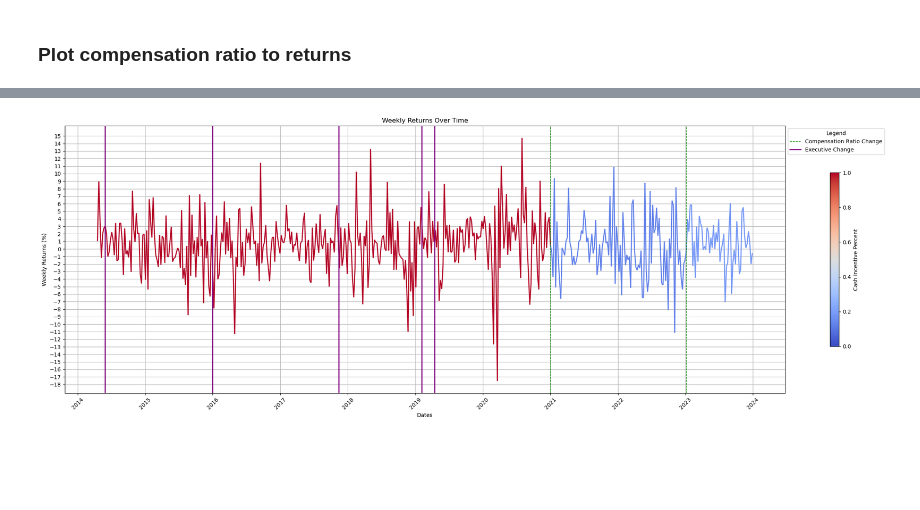
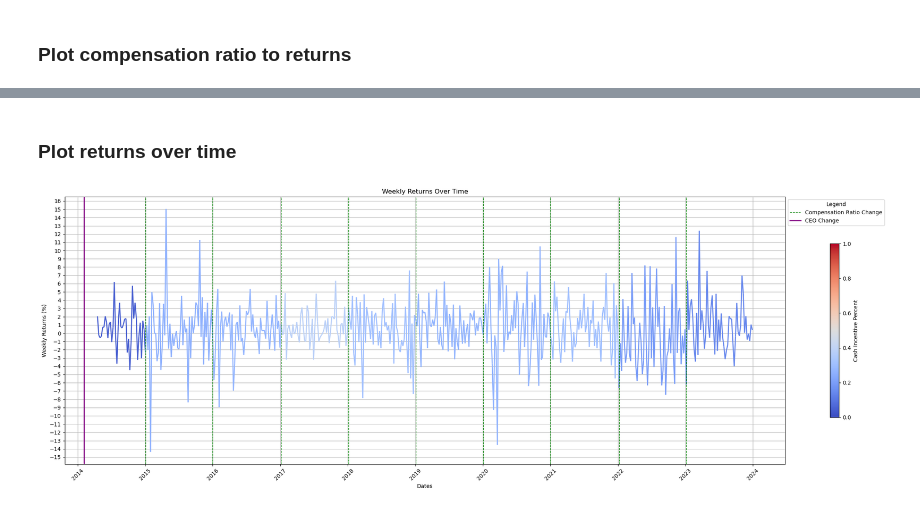
Before and after one commit to lucasarabi/Executive-Compensation-Research, a Jupyter notebook: code/Cluster/cluster.ipynb, the cells around one changed output, grey strips where cells are left out. Drawn from its saved outputs; the diff is of its cells as text; code cells hidden in the pictures; blank space fills up the shorter version.

Commit message:
Added shareprice plotting, changed executive changed to CEO changes

```diff
--- a/code/Cluster/cluster.ipynb
+++ b/code/Cluster/cluster.ipynb
@@ -156,12 +167,12 @@ $\frac{Cash}{Cash + Equity}$
 
 where 1.0 denotes 100% cash compensation, and 0.0 denotes 100% equity compensation
 # %%
-# add columns to aapl_df
-aapl_df.loc[:,"equity_Compensation_CEO"] = aapl_df['TOT_STK_AWD_GIVEN_TO_CEO_EQUIV']+aapl_df["TOT_OPT_AWD_GIVEN_TO_CEO_EQUIV"]
-aapl_df.loc[:,"cash_incentive_CEO"] = aapl_df['TOT_BONUSES_PAID_TO_CEO_EQUIV']+aapl_df['TOT_N_EQT_INCENT_GVN_TO_CEO_EQ']
-aapl_df.loc[:,"Variable_Pay_CEO"] = aapl_df["cash_incentive_CEO"]+aapl_df["equity_Compensation_CEO"]+0.01
-aapl_df.loc[:,"cash_incentive_CEO_percent"] = aapl_df["cash_incentive_CEO"]/aapl_df["Variable_Pay_CEO"]
+# add columns to company_df
+company_df.loc[:,"equity_Compensation_CEO"] = company_df['TOT_STK_AWD_GIVEN_TO_CEO_EQUIV']+company_df["TOT_OPT_AWD_GIVEN_TO_CEO_EQUIV"]
+company_df.loc[:,"cash_incentive_CEO"] = company_df['TOT_BONUSES_PAID_TO_CEO_EQUIV']+company_df['TOT_N_EQT_INCENT_GVN_TO_CEO_EQ']
+company_df.loc[:,"Variable_Pay_CEO"] = company_df["cash_incentive_CEO"]+company_df["equity_Compensation_CEO"]+sys.float_info.min
+company_df.loc[:,"cash_incentive_CEO_percent"] = company_df["cash_incentive_CEO"]/company_df["Variable_Pay_CEO"]
 
-display(aapl_df)
+display(company_df)
 # %% [output]
 |  | Dates | Year | symbol | PX_LAST | gics_sector_name | DATE_OF_LAST_EXECUTIVE_CHANGE | TOT_STK_AWD_GIVEN_TO_CEO_EQUIV | ... |
@@ -181,19 +192,19 @@ display(aapl_df)
 ### Plot compensation ratio to returns
 # %%
 # Get weeks count
-dates = aapl_df['Dates'].iloc[1:].to_numpy()
+dates = company_df['Dates'].iloc[1:].to_numpy()
 dates = date2num(dates)
 
 # Get Numpy array of weekly returns
-weekly_returns = aapl_df['PX_LAST'].pct_change() * 100
+weekly_returns = company_df['PX_LAST'].pct_change() * 100
 weekly_returns = weekly_returns.dropna()
 weekly_returns = weekly_returns.to_numpy()
 
 # Get Numpy array of CEO cash incentive percentages
-cash_incentive = aapl_df['cash_incentive_CEO_percent'].iloc[1:].to_numpy()
+cash_incentive = company_df['cash_incentive_CEO_percent'].iloc[1:].to_numpy()
 
 # Get Numpy array of date of last CEO change
-exec_changes = aapl_df['DATE_OF_LAST_EXECUTIVE_CHANGE'].iloc[1:].to_numpy()
+exec_changes = company_df['COMP_LKD_LAST_CEO_&_EQUIV_CHG_DT'].iloc[1:].to_numpy()
 exec_changes = np.unique(exec_changes)
 
 # Assure number of elements line up
@@ -236,3 +243,5 @@ Dates of executive changes:
+# %% [markdown]
+### Plot returns over time
 # %%
 # Plot setup
 plt.figure(figsize=(24, 8))  # Set figure size for better visualization
@@ -242,31 +251,36 @@ norm = Normalize(vmin=0, vmax=1)  # Dynamically adjust normalization
 cmap = 'coolwarm'  # Choose the colormap for line coloring
 
 # 1. Calculate the dates when the cash incentive ratio changes significantly (more than the threshold)
-threshold = 0.01  # 1% threshold to detect significant changes in incentive
-diff = np.diff(cash_incentive)  # Calculate the difference between consecutive values
-relative_change = np.abs(diff) / cash_incentive[:-1]  # Calculate the relative change (percent change)
-change_indices = np.where(relative_change > threshold)[0] + 1  # Get the indices where change exceeds the threshold
-change_dates = dates[change_indices]  # Extract the corresponding dates for these changes
+
+threshold = 0.01                                                # 1% threshold to detect significant changes in incentive
+diff = np.diff(cash_incentive)                                  # Calculate the difference between consecutive values
+relative_change = np.abs(diff) / cash_incentive[:-1]            # Calculate the relative change (percent change)
+change_indices = np.where(relative_change > threshold)[0] + 1   # Get the indices where change exceeds the threshold
+change_dates = dates[change_indices]                            # Extract the corresponding dates for these changes
+
 
 # 2. Ensure the cash_incentive array matches the length of dates for plotting
 if len(cash_incentive) == len(dates):
-    cash_incentive = cash_incentive[:-1]  # Adjust the length of cash_incentive if needed
+    cash_incentive = cash_incentive[:-1]                        # Adjust the length of cash_incentive if needed
 
-# 3. Create a list of line segments for plotting the weekly returns
+# 3. Create a list of line segments for plotting the weekly returnsCOMP_LKD_LAST_CEO_&_EQUIV_CHG_DT'
 segments = [
     [(dates[i - 1], weekly_returns[i - 1]), (dates[i], weekly_returns[i])]
     for i in range(1, len(dates))
 ]
+
 
 # 4. Create a LineCollection for the line segments, using the cash_incentive array for coloring
 line_segments = LineCollection(
     segments, cmap=cmap, norm=norm, array=cash_incentive, linewidth=2
 )
 
+
 # 5. Plot the line segments on the graph
-ax = plt.gca()  # Get the current axis to add elements
-ax.add_collection(line_segments)  # Add the line segments to the plot
-ax.autoscale()  # Rescale axes to ensure the line collection fits
+ax = plt.gca()                                                  # Get the current axis to add elements
+ax.add_collection(line_segments)                                # Add the line segments to the plot
+ax.autoscale()                                                  # Rescale axes to ensure the line collection fits
+
 
 # 6. Plot vertical lines for the significant cash incentive changes
 for change_date in change_dates:
@@ -274,44 +288,46 @@ for change_date in change_dates:
 
 # 7. Plot vertical lines for the executive change dates
 for change_date in exec_changes:
-    ax.axvline(change_date, color='purple', linestyle='-', linewidth=2, label='Executive Change')
+    ax.axvline(change_date, color='purple', linestyle='-', linewidth=2, label='CEO Change')
 
 # 8. Add a color bar to show the scale of cash incentive percent
 cbar = plt.colorbar(line_segments, shrink=0.65)
 cbar.set_label("Cash Incentive Percent")
 
 # 9. Format the x-axis to show years and automatically adjust date ticks
-ax.xaxis.set_major_formatter(mdates.DateFormatter('%Y'))  # Display years on the x-axis
-ax.xaxis.set_major_locator(mdates.AutoDateLocator())  # Automatically set the date intervals
+
+ax.xaxis.set_major_formatter(mdates.DateFormatter('%Y'))     # Display years on the x-axis
+ax.xaxis.set_major_locator(mdates.AutoDateLocator())         # Automatically set the date intervals
 
 # 10. Customize labels and titles
-plt.xlabel("Dates")  # Set the x-axis label
-plt.ylabel("Weekly Returns (%)")  # Set the y-axis label
-plt.title("Weekly Returns Over Time")  # Set the title of the plot
+plt.xlabel("Dates")                                          # Set the x-axis label
+plt.ylabel("Weekly Returns (%)")                             # Set the y-axis label
+plt.title("Weekly Returns Over Time")                        # Set the title of the plot
 
 # 11. Adjust x-tick labels and y-ticks
-plt.xticks(rotation=45)  # Rotate x-axis labels for readability
-tick_step = 1.0  # Adjust for finer control over steps on the y-axis
+plt.xticks(rotation=45)                                      # Rotate x-axis labels for readability
+tick_step = 1.0                                              # Adjust for finer control over steps on the y-axis
+
 y_ticks = np.arange(np.floor(min(weekly_returns) / tick_step) * tick_step,
                     np.ceil(max(weekly_returns) / tick_step) * tick_step + tick_step,
                     tick_step)
 plt.yticks(y_ticks)
 
 # 12. Add grid for better readability
 plt.grid()
 
 # 13. Add legend to the plot
 # Remove duplicate entries from the legend
 handles, labels = ax.get_legend_handles_labels()
 # Use a dictionary to eliminate duplicates (labels are keys)
 unique_labels = dict(zip(labels, handles))
 plt.legend(unique_labels.values(), unique_labels.keys(), loc='upper left', bbox_to_anchor=(1, 1), title='Legend')
 
 
 # 14. Adjust layout to ensure everything fits
 plt.tight_layout()
 
 # 15. Show the plot
 plt.show()
 # %% [output]
-[figure, old version]
+[figure, new version]
```
Also changed, not shown: parts of 11 cells of this notebook.
